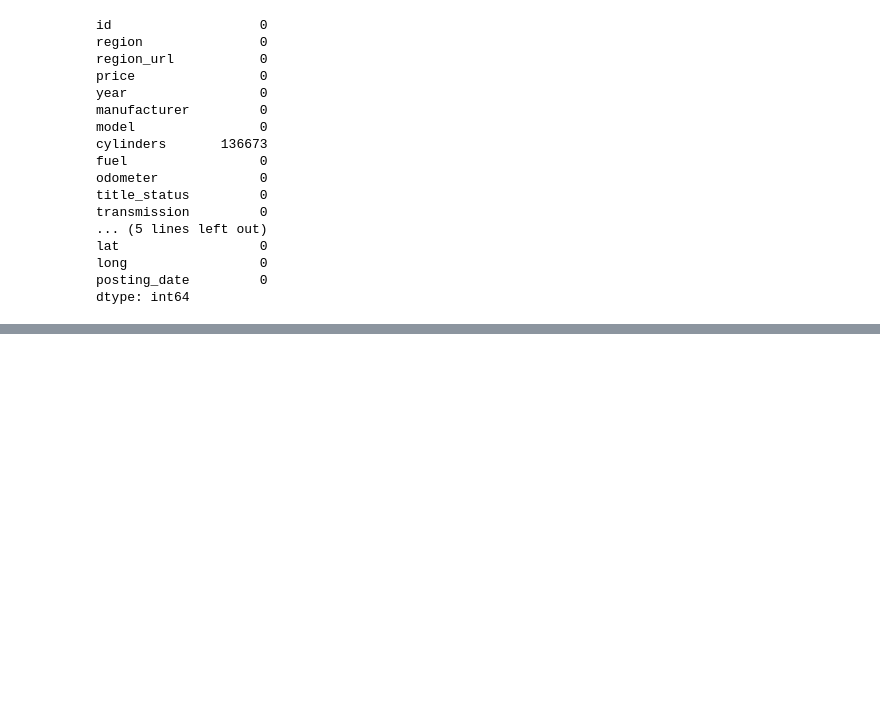
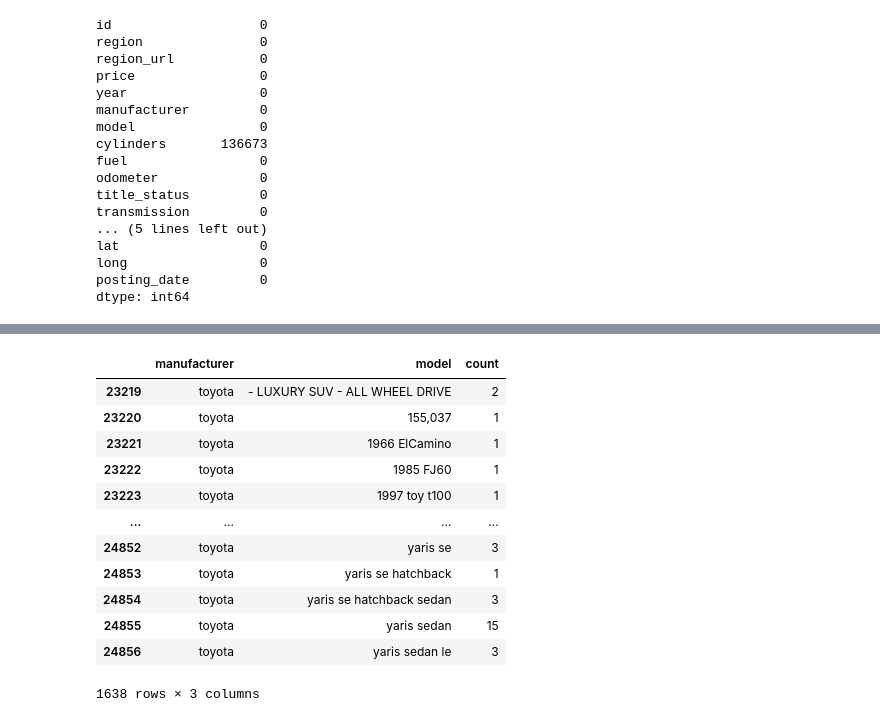
Before and after one commit to Dhruv-88/Deal_IQ, a Jupyter notebook: DataCleaning/data_cleaning.ipynb, the cells around one changed output, grey strips where cells are left out. Saved outputs shown, nothing was run; the diff lists cells and outputs as text; code cells hidden in the pictures; blank space fills up the shorter version.

Commit message:
transform model columns - in progress

```diff
--- a/DataCleaning/data_cleaning.ipynb
+++ b/DataCleaning/data_cleaning.ipynb
@@ -288,0 +297,8 @@ dtype: int64
+# %%
+# Stage 1 : Remove obvious junk (numbers, too short, too long)
+
+from model_cleaning import remove_numerical_models
+
+featured_eng=remove_numerical_models(featured_eng)
+
+featured_eng['model'].value_counts().to_csv('model_counts.csv')
@@ -288,0 +318,18 @@ dtype: int64
+# %%
+#creating a list of all the models for each manufecturer
+
+models_available=featured_eng.groupby(['manufacturer','model']).size().reset_index(name='count')
+# %% [output]
+|  | manufacturer | model | count |
+| 23219 | toyota | - LUXURY SUV - ALL WHEEL DRIVE | 2 |
+| 23220 | toyota | 155,037 | 1 |
+| 23221 | toyota | 1966 ElCamino | 1 |
+| 23222 | toyota | 1985 FJ60 | 1 |
+| 23223 | toyota | 1997 toy t100 | 1 |
+| ... | ... | ... | ... |
+| 24852 | toyota | yaris se | 3 |
+| 24853 | toyota | yaris se hatchback | 1 |
+| 24854 | toyota | yaris se hatchback sedan | 3 |
+| 24855 | toyota | yaris sedan | 15 |
+| 24856 | toyota | yaris sedan le | 3 |
+1638 rows × 3 columns
```
Also changed, not shown: parts of 7 cells of this notebook, 2 other files.
